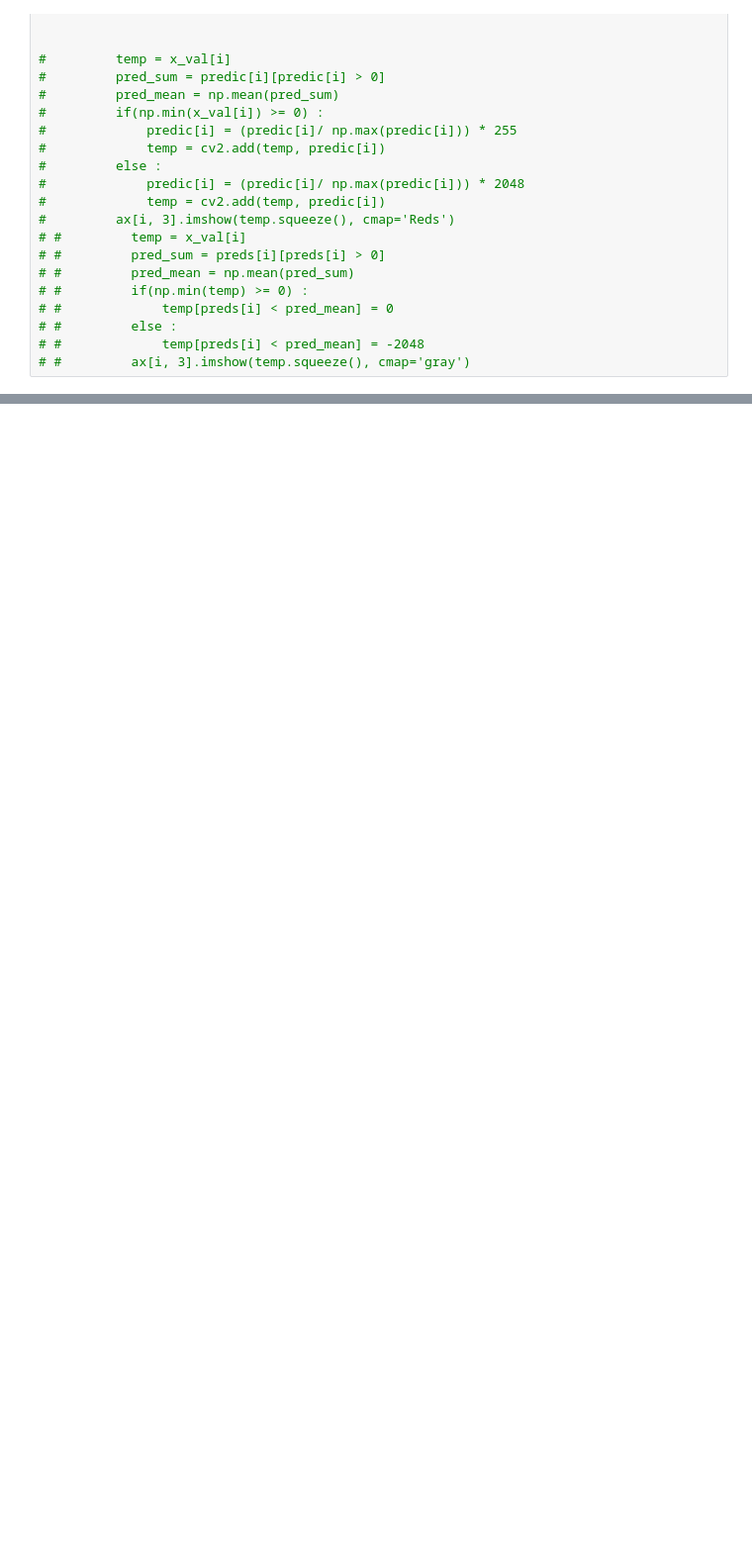
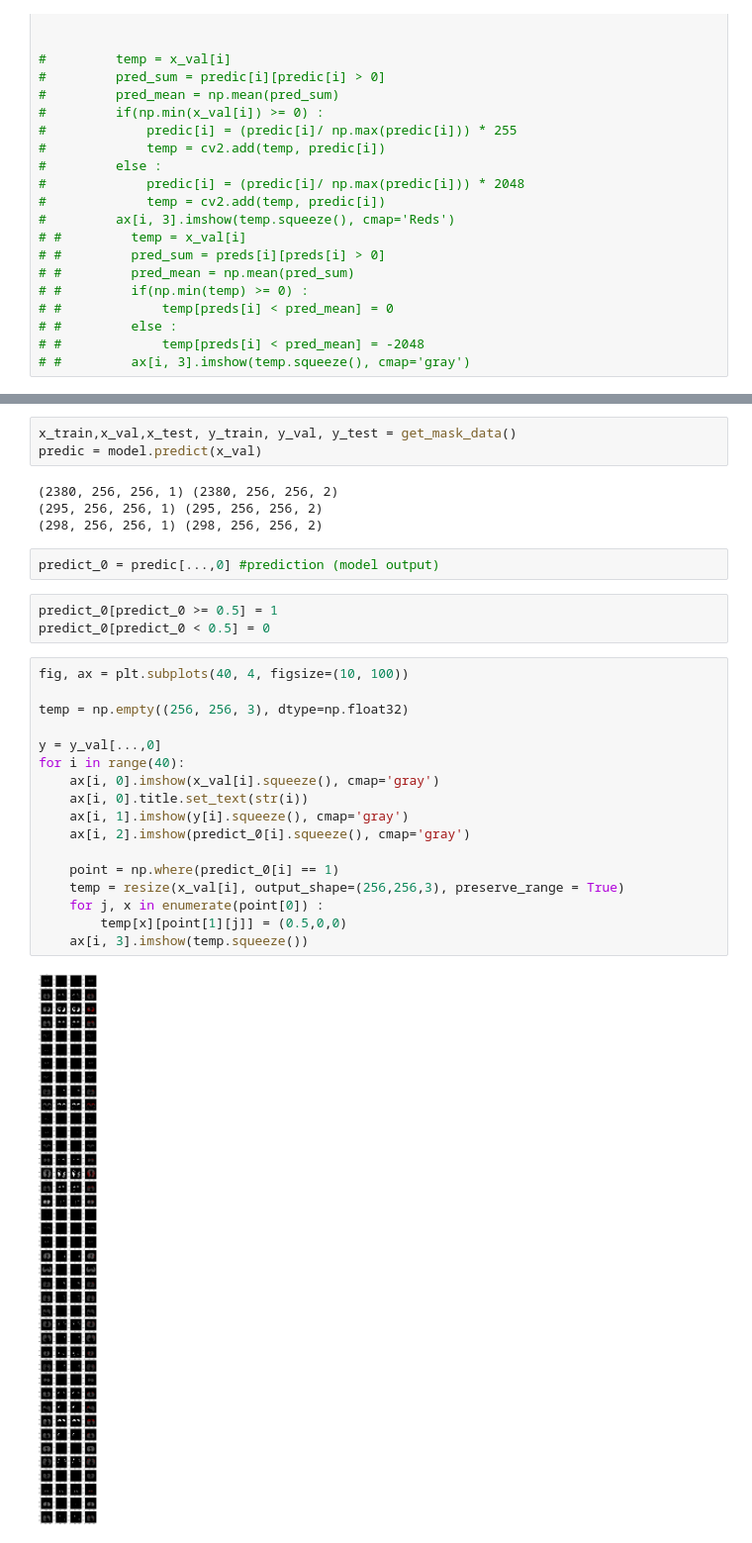
Before and after one commit to ByeonChanHO/COVID-19_Automatic_Diagnosis_System_by_CT, a Jupyter notebook: test_Image_segmentation/infection_Unet_rsm.ipynb, the cells around one changed output, grey strips where cells are left out. Shown at 99% size. Drawn from its saved outputs; the diff is of its cells as text; blank space fills up the shorter version.

```diff
--- a/test_Image_segmentation/infection_Unet_rsm.ipynb
+++ b/test_Image_segmentation/infection_Unet_rsm.ipynb
@@ -306,3 +306,34 @@ Epoch 30/30
+# %%
+x_train,x_val,x_test, y_train, y_val, y_test = get_mask_data()
+predic = model.predict(x_val)
+# %% [output]
+(2380, 256, 256, 1) (2380, 256, 256, 2)
+(295, 256, 256, 1) (295, 256, 256, 2)
+(298, 256, 256, 1) (298, 256, 256, 2)
+# %%
+predict_0 = predic[...,0] #prediction (model output)
+# %%
+predict_0[predict_0 >= 0.5] = 1
+predict_0[predict_0 < 0.5] = 0
+# %%
+fig, ax = plt.subplots(40, 4, figsize=(10, 100))
+
+temp = np.empty((256, 256, 3), dtype=np.float32)
+
+y = y_val[...,0]
+for i in range(40):
+    ax[i, 0].imshow(x_val[i].squeeze(), cmap='gray')
+    ax[i, 0].title.set_text(str(i))
+    ax[i, 1].imshow(y[i].squeeze(), cmap='gray')
+    ax[i, 2].imshow(predict_0[i].squeeze(), cmap='gray')
+
+    point = np.where(predict_0[i] == 1)
+    temp = resize(x_val[i], output_shape=(256,256,3), preserve_range = True)
+    for j, x in enumerate(point[0]) :
+        temp[x][point[1][j]] = (0.5,0,0)
+    ax[i, 3].imshow(temp.squeeze())
+# %% [output]
+[figure, added]
 # %%
 x_train,x_val,x_test, y_train, y_val, y_test = get_mask_data()
 predic = model.predict(x_val)
```
Also changed, not shown: parts of 3 cells of this notebook.
